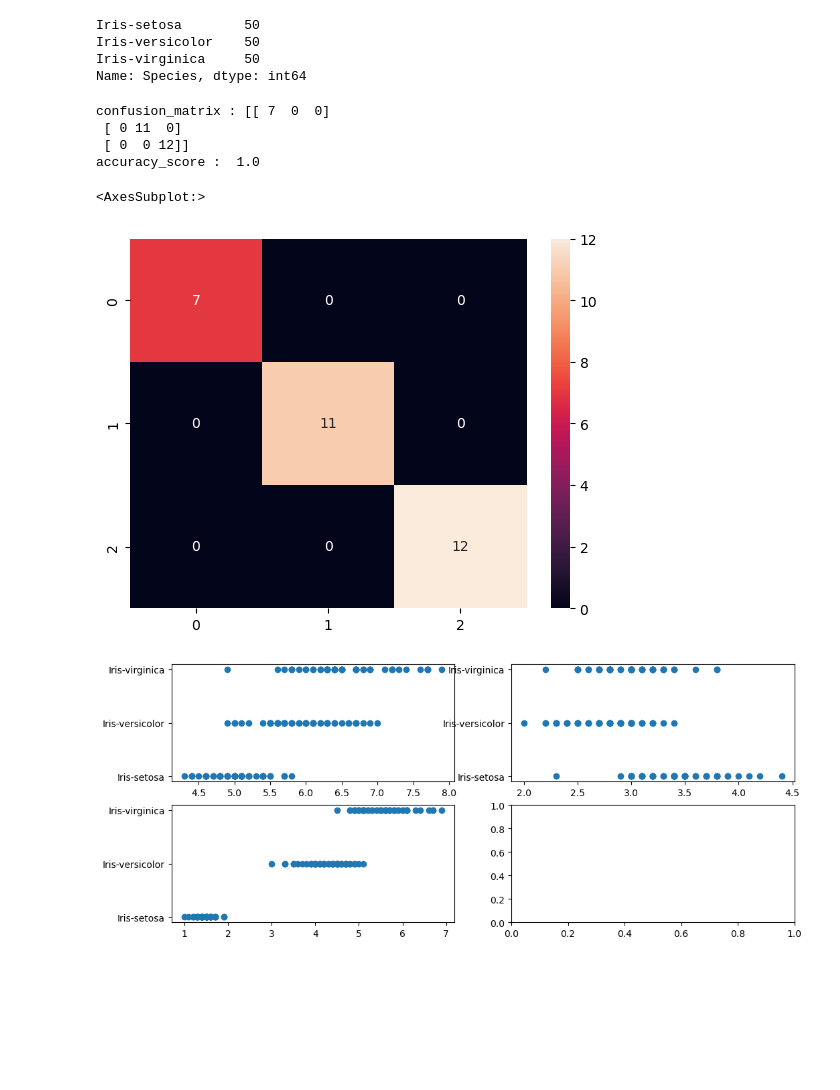
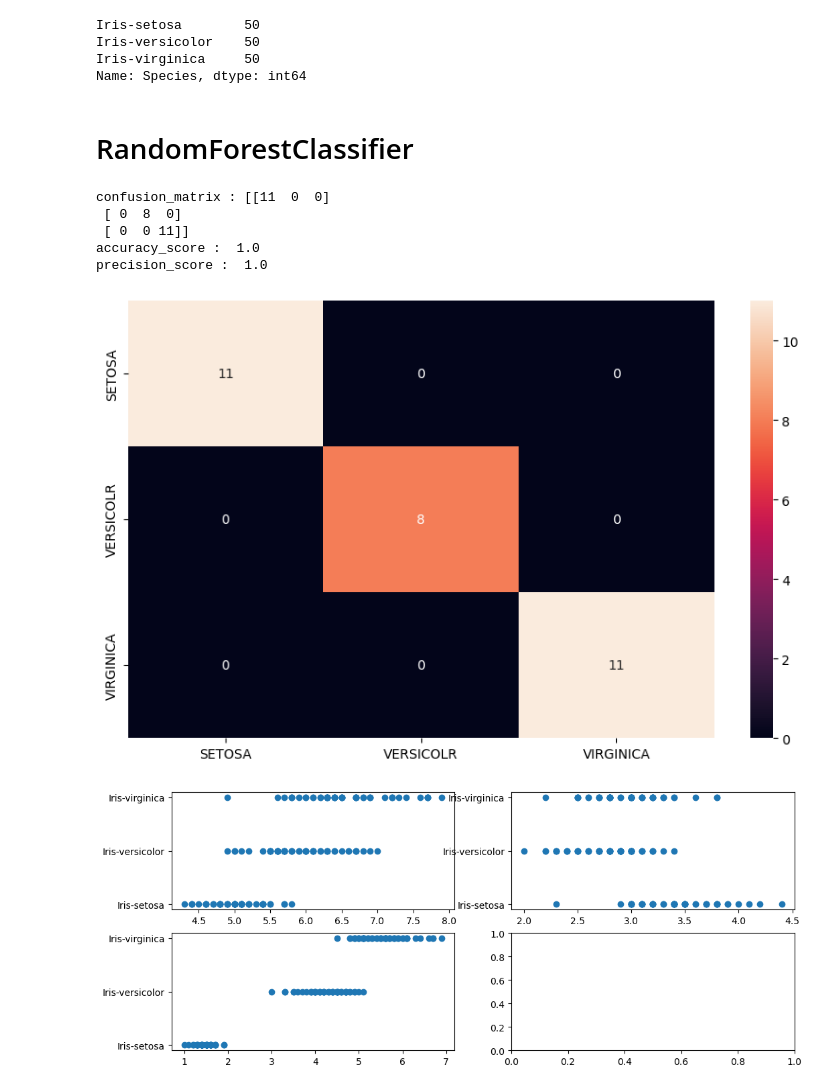
Before and after one commit to rahevarharsh/internship_1, a Jupyter notebook: Iris/Untitled.ipynb, the cells around one changed output. Saved outputs shown, nothing was run; the diff lists cells and outputs as text; code cells hidden in the pictures; blank space fills up the shorter version.

```diff
--- a/Iris/Untitled.ipynb
+++ b/Iris/Untitled.ipynb
@@ -24,6 +29,8 @@ Iris-setosa        50
 Iris-versicolor    50
 Iris-virginica     50
 Name: Species, dtype: int64
+# %% [markdown]
+# RandomForestClassifier
 # %%
 from sklearn.ensemble import RandomForestClassifier
 clf = RandomForestClassifier()
@@ -40,18 +47,25 @@ from sklearn.metrics import confusion_matrix,accuracy_score
 print('confusion_matrix :',confusion_matrix(y_test,y_predict))
 import seaborn as sns
 print('accuracy_score : ', accuracy_score(y_test,y_predict))
-con_matrix = confusion_matrix(y_test,y_predict)
+from sklearn.metrics import precision_score
+print('precision_score : ', precision_score(y_test,y_predict,average='micro'))
 # sns.heatmap(con_matrixm,annot=True)
 # %% [output]
-confusion_matrix : [[ 7  0  0]
- [ 0 11  0]
- [ 0  0 12]]
+confusion_matrix : [[11  0  0]
+ [ 0  8  0]
+ [ 0  0 11]]
 accuracy_score :  1.0
+precision_score :  1.0
 # %%
-sns.heatmap(con_matrix,annot=True)
+cm = confusion_matrix(y_test, y_predict)
+cm_df = pd.DataFrame(cm,
+                     index = ['SETOSA','VERSICOLR','VIRGINICA'],
+                     columns = ['SETOSA','VERSICOLR','VIRGINICA'])
+plt.figure(figsize=(10,6))
+sns.heatmap(cm_df, annot=True)
+plt.show()
 # %% [output]
-<AxesSubplot:>
-[figure, old version]
+[figure, new version]
 # %%
 fig,ax = plt.subplots(ncols= 2,nrows=2,figsize=(12,5))
 ax[0,0].scatter(x.iloc[:,1],y);
```
Also changed, not shown: parts of 14 cells of this notebook, 1 other file.
